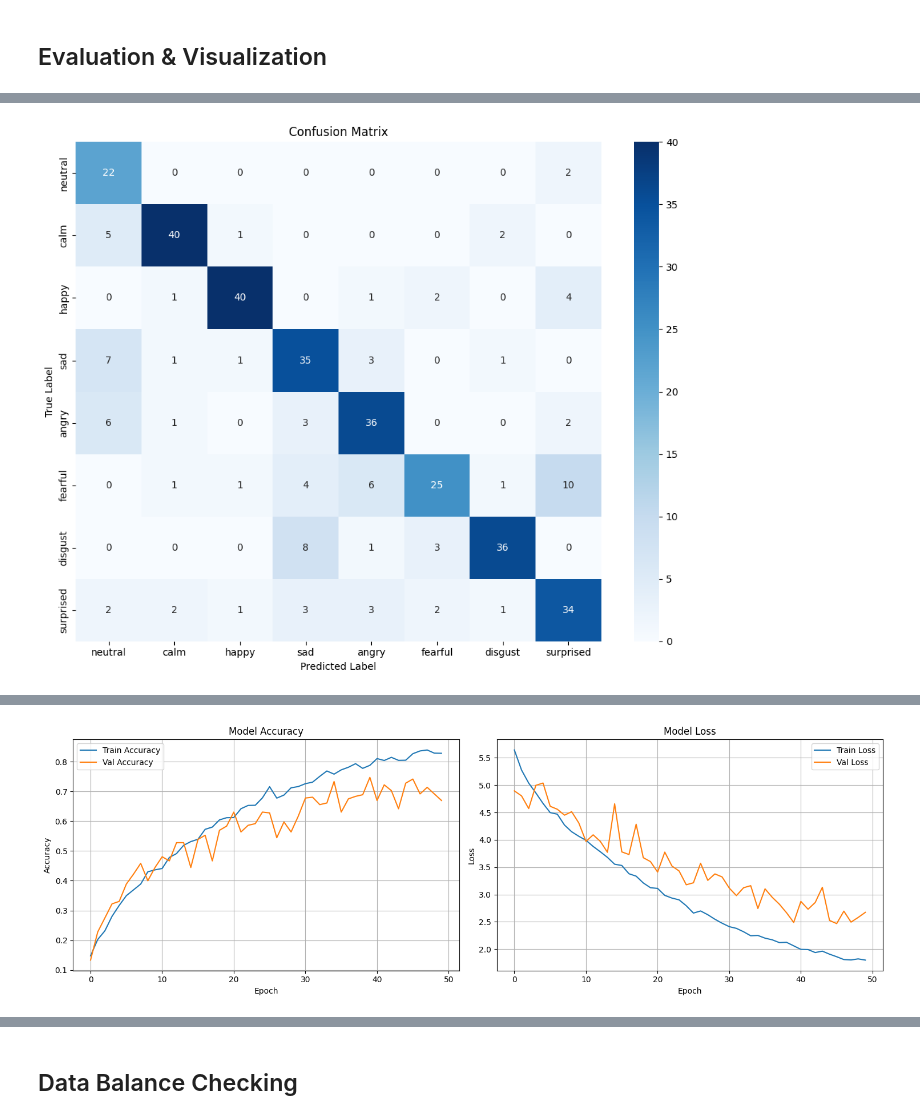
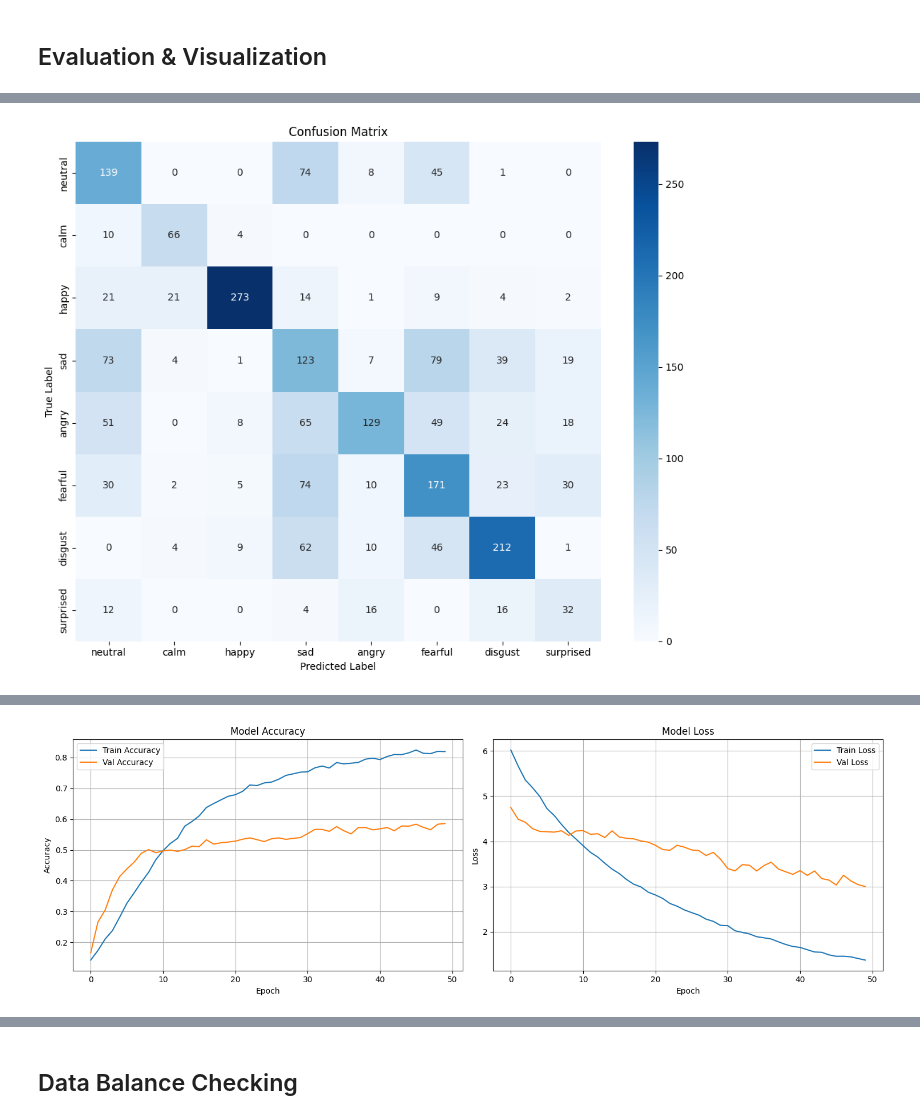
Before and after one commit to abdelrahman218/Scenolytics, a Jupyter notebook: ML Models/Vedio_emotion_Recognition.ipynb, the cells around one changed output, grey strips where cells are left out. Cells and saved outputs as stored; diff of their text form; code cells hidden in the pictures.

Commit message:
vedio emotion recognition update.. fine-tunning with no integration updates.

```diff
--- a/ML Models/Vedio_emotion_Recognition.ipynb
+++ b/ML Models/Vedio_emotion_Recognition.ipynb
@@ -407,6 +658,18 @@ def build_model():
 # Data generator (loads preprocessed .npy frame sequences)
 import numpy as np
 import tensorflow as tf
+
+
+def normalize_video_frames_for_backbone(frames):
+    """Preprocess frames for the active BACKBONE. Input: float RGB in [0, 1]."""
+    bb = str(BACKBONE).lower().replace('-', '_') if 'BACKBONE' in globals() else 'efficientnet_b0'
+    x = frames.astype(np.float32)
+    if bb == 'resnet50':
+        mean = np.array([0.485, 0.456, 0.406], dtype=np.float32)
+        std = np.array([0.229, 0.224, 0.225], dtype=np.float32)
+        return (x - mean) / std
+    from tensorflow.keras.applications.efficientnet import preprocess_input as effnet_pi
+    return effnet_pi(np.clip(x * 255.0, 0.0, 255.0))
 
 
 class VideoDataGenerator(tf.keras.utils.Sequence):
@@ -432,16 +695,12 @@ class VideoDataGenerator(tf.keras.utils.Sequence):
         batch_paths = [self.file_paths[i] for i in batch_indices]
         batch_labels = self.labels[batch_indices]
 
-        # ImageNet mean/std for ResNet50 pretrained backbone
-        IMAGENET_MEAN = np.array([0.485, 0.456, 0.406], dtype=np.float32)
-        IMAGENET_STD = np.array([0.229, 0.224, 0.225], dtype=np.float32)
         batch_videos = []
         for path in batch_paths:
             frames = np.load(path).astype(np.float32)
             if self.augment and 'augment_frame' in globals():
                 frames = np.array([augment_frame(frame) for frame in frames])
-            # ResNet50 expects ImageNet normalization
-            frames = (frames - IMAGENET_MEAN) / IMAGENET_STD
+            frames = normalize_video_frames_for_backbone(frames)
             batch_videos.append(frames)
 
         return np.array(batch_videos), batch_labels
@@ -615,51 +980,45 @@ def plot_training_history(history):
 # %%
-# Clear any cached models
+# Clear session; optional CUDA paths for WSL (only if folders exist)
 import os
-os.environ['LD_LIBRARY_PATH'] = '/usr/lib/wsl/lib:/usr/local/cuda-12.3/targets/x86_64-linux/lib:' + os.environ.get('LD_LIBRARY_PATH', '')
+_libs = ['/usr/lib/wsl/lib', '/usr/local/cuda-12.3/targets/x86_64-linux/lib']
+_extra = ':'.join(p for p in _libs if os.path.isdir(p))
+if _extra:
+    os.environ['LD_LIBRARY_PATH'] = _extra + ':' + os.environ.get('LD_LIBRARY_PATH', '')
+
 import tensorflow as tf
 tf.keras.backend.clear_session()
-
-# Force garbage collection
 import gc
 gc.collect()
 
-# GPU Configuration
 print("Checking GPU availability...")
 gpus = tf.config.list_physical_devices('GPU')
 if gpus:
-    print(f"Found {len(gpus)} GPU(s):")
-    for gpu in gpus:
-        print(f"  - {gpu}")
-
-    # Enable memory growth to avoid allocating all GPU memory at once
+    print(f"Found {len(gpus)} GPU(s)")
     for gpu in gpus:
         tf.config.experimental.set_memory_growth(gpu, True)
+    tf.config.set_visible_devices(gpus[0], 'GPU')
+    print("GPU configured.")
+else:
+    print("No GPU — training will use CPU (slower).")
 
-    # Set GPU as default device
-    tf.config.set_visible_devices(gpus[0], 'GPU')
-    print("✅ GPU configured for training")
+# --- Full pipeline: preprocess (if needed) → train → evaluate ---
+META_ACTORS = os.path.join(PREPROCESSED_DIR, 'metadata_with_actors.pkl')
+FORCE_PREPROCESS = False  # set True to rebuild .npys and metadata
+
+if FORCE_PREPROCESS or not os.path.isfile(META_ACTORS):
+    print("Running preprocess_all_datasets_with_actors() ...")
+    preprocess_all_datasets_with_actors()
 else:
-    print("❌ No GPU found! Training will be very slow on CPU.")
-    print("Make sure TensorFlow-GPU is installed and GPU drivers are working.")
+    print(f"Found {META_ACTORS} — skipping preprocessing.")
+    print("Set FORCE_PREPROCESS = True in this cell to re-run preprocessing.\n")
 
-if __name__ == "__main__":
-    # Step 1: Preprocess (run only once)
-    if not os.path.exists(os.path.join(PREPROCESSED_DIR, 'metadata.pkl')):
-        print("No preprocessed data found. Starting preprocessing...")
-        preprocess_and_save_dataset()
-    else:
-        print("Preprocessed data found. Skipping preprocessing.")
-        print("(Delete ./preprocessed_data to reprocess)\n")
-
-    # Step 2: Train model
-    model, history, test_gen, labels_test = train_model()
-
-    # Step 3: Evaluate
-    evaluate_model(model, test_gen, labels_test)
+model, history, test_gen, labels_test = train_model_actor_disjoint()
+evaluate_model(model, test_gen, labels_test)
+if callable(globals().get('plot_training_history')):
     plot_training_history(history)
 
-    print("\n" + "="*80)
-    print("COMPLETE!")
-    print("="*80)
+print("\n" + "=" * 80)
+print("COMPLETE — actor-disjoint video emotion training")
+print("=" * 80)
 # %% [output]
 Checking GPU availability...
@@ -682 +1074 @@ weighted avg       0.76      0.74      0.75       360
-[figure, old version]
+[figure, new version]
@@ -692 +1084 @@ Per-Class Accuracy:
-[figure, old version]
+[figure, new version]
```
Also changed, not shown: parts of 23 cells of this notebook, 2 other files.
